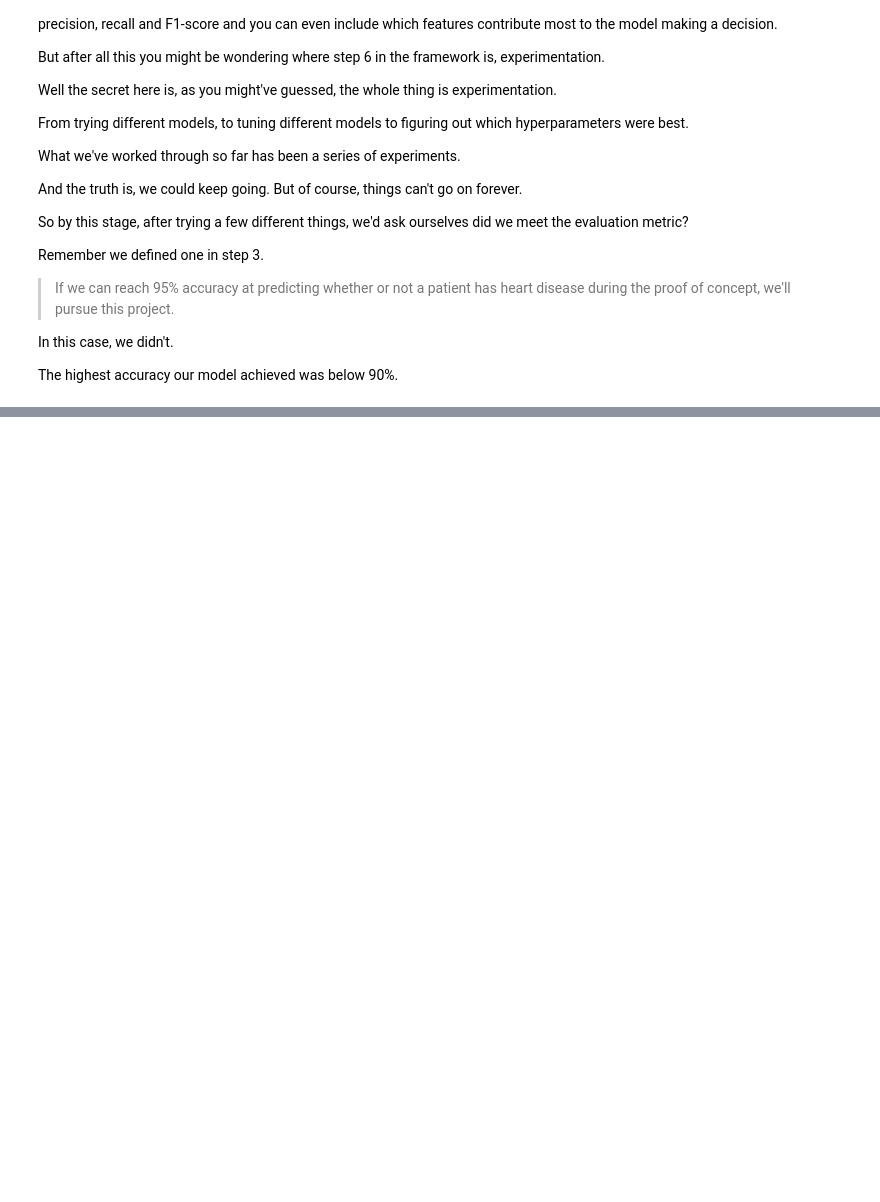
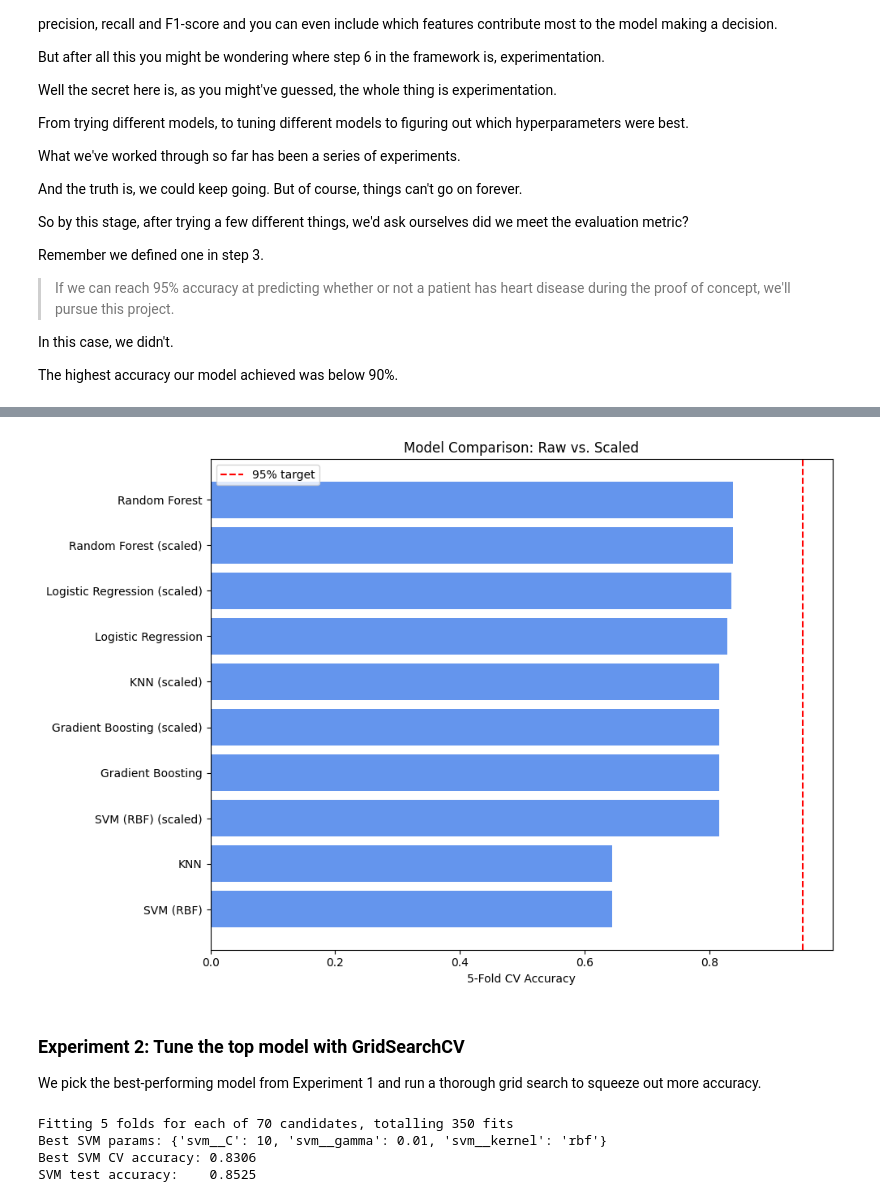
Before and after one commit to techseeko/AAI614_Haidar, a Jupyter notebook: Week-5/Saoud-Notebook5.5.ipynb, the cells around one changed output, grey strips where cells are left out. Drawn from its saved outputs; the diff is of its cells as text; code cells hidden in the pictures; blank space fills up the shorter version.

```diff
--- a/Week-5/Saoud-Notebook5.5.ipynb
+++ b/Week-5/Saoud-Notebook5.5.ipynb
@@ -1429,0 +1513,43 @@ The highest accuracy our model achieved was below 90%.
+# %%
+# Visualize the comparison
+results_df_sorted = results_df.sort_values("CV Accuracy")
+plt.figure(figsize=(10, 7))
+plt.barh(results_df_sorted["Model"], results_df_sorted["CV Accuracy"], color="cornflowerblue")
+plt.axvline(0.95, color="red", linestyle="--", label="95% target")
+plt.xlabel("5-Fold CV Accuracy")
+plt.title("Model Comparison: Raw vs. Scaled")
+plt.legend()
+plt.tight_layout()
+plt.show()
+# %% [output]
+[figure, added]
+# %% [markdown]
+### Experiment 2: Tune the top model with GridSearchCV
+
+We pick the best-performing model from Experiment 1 and run a thorough grid search to squeeze out more accuracy.
+# %%
+from sklearn.model_selection import GridSearchCV
+
+# Tune SVM with scaling (pipeline)
+svm_pipe = Pipeline([
+    ("scaler", StandardScaler()),
+    ("svm", SVC(random_state=42, probability=True))  # probability=True for ROC curve
+])
+
+svm_param_grid = {
+    "svm__C": [0.01, 0.1, 0.5, 1, 5, 10, 50],
+    "svm__kernel": ["rbf", "linear"],
+    "svm__gamma": ["scale", "auto", 0.01, 0.1, 1],
+}
+
+gs_svm = GridSearchCV(svm_pipe, svm_param_grid, cv=5, scoring="accuracy", verbose=1)
+gs_svm.fit(X_train, y_train)
+
+print("Best SVM params:", gs_svm.best_params_)
+print("Best SVM CV accuracy: {:.4f}".format(gs_svm.best_score_))
+print("SVM test accuracy:    {:.4f}".format(gs_svm.score(X_test, y_test)))
+# %% [output]
+Fitting 5 folds for each of 70 candidates, totalling 350 fits
+Best SVM params: {'svm__C': 10, 'svm__gamma': 0.01, 'svm__kernel': 'rbf'}
+Best SVM CV accuracy: 0.8306
+SVM test accuracy:    0.8525
```
Also changed, not shown: parts of 11 cells of this notebook.
